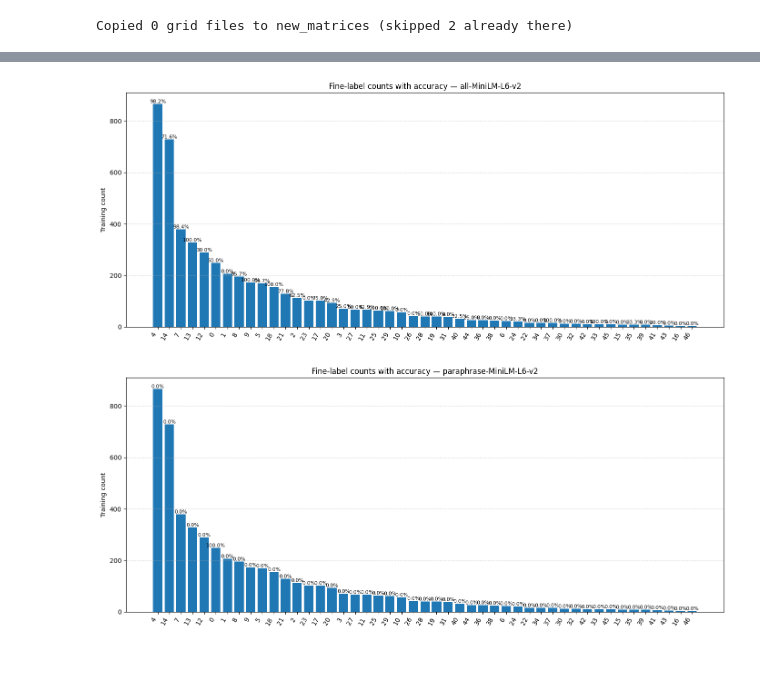
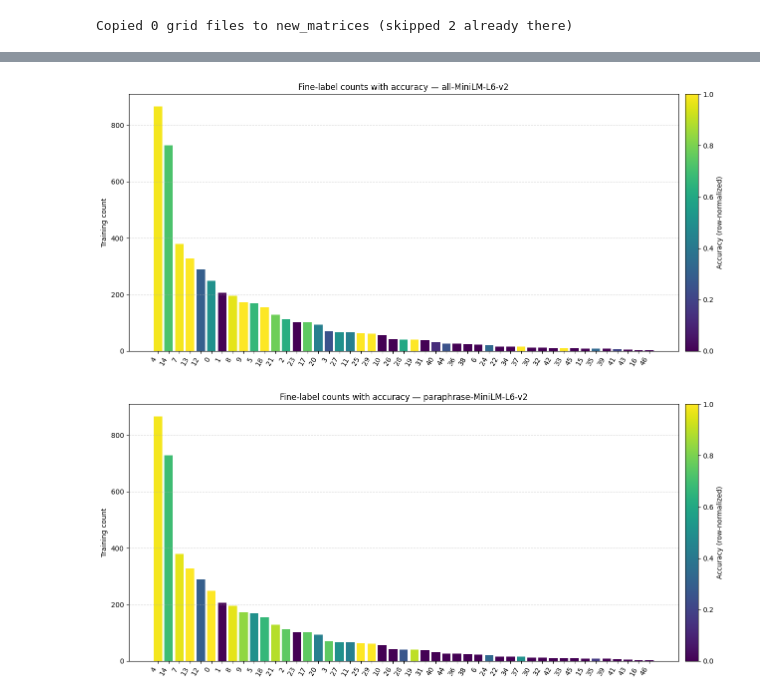
Before and after one commit to Sail-Nautica/ENGR-100-M4, a Jupyter notebook: newCodeBase.ipynb, the cells around one changed output, grey strips where cells are left out. Saved outputs shown, nothing was run; the diff lists cells and outputs as text; code cells hidden in the pictures; blank space fills up the shorter version.

```diff
--- a/newCodeBase.ipynb
+++ b/newCodeBase.ipynb
@@ -494,7 +497,7 @@ def train_one_embedding_pipeline(model_name, X_train_text, X_test_text, y_train_
 artifacts = {}
 
 for model_name in embedding_models:
-    epochs = 20000 if model_name == "paraphrase-MiniLM-L6-v2" else 80000
+    epochs = 10000 if model_name == "paraphrase-MiniLM-L6-v2" else 80000
     run_artifacts = train_one_embedding_pipeline(
         model_name=model_name,
         X_train_text=X_train_text,
@@ -504,7 +507,7 @@ for model_name in embedding_models:
         class_to_idx=class_to_idx,
         class_names=class_names,
         epochs=epochs,
-        lr=1,
+        lr=7,
     )
     artifacts[model_name] = run_artifacts
 # %% [output]
@@ -712,8 +716,8 @@ from the holdout set into the training set. This keeps the test set unchanged
 and reduces the holdout size accordingly.
 # %%
 # Add 30% more samples (per coarse label) from holdout into training.
-desired_increase_percentage = 0.30
-target_coarse_labels = [1, 2, 5]
+desired_increase_percentage = 0.8
+target_coarse_labels = [2]
 train_coarse_counts = train_split_df["label-coarse"].value_counts()
 
 added_rows = []
@@ -777,7 +777,7 @@ y_train_labels = train_split_df["label-fine"].to_numpy()
 artifacts_augmented = {}
 
 for model_name in embedding_models:
-    epochs = 20000 if model_name == "paraphrase-MiniLM-L6-v2" else 80000
+    epochs = 10000 if model_name == "paraphrase-MiniLM-L6-v2" else 80000
     run_artifacts = train_one_embedding_pipeline(
         model_name=model_name,
         X_train_text=X_train_text,
@@ -787,7 +787,7 @@ for model_name in embedding_models:
         class_to_idx=class_to_idx,
         class_names=class_names,
         epochs=epochs,
-        lr=5,
+        lr=7,
     )
     artifacts_augmented[model_name] = run_artifacts
 # %% [output]
@@ -981,8 +981,8 @@ print(f"Copied {copied} files to {dst_dir}")
 Copied 12 files to new_matrices
 # %%
 # Learning rate vs epoch accuracy grids (per model)
-lr_values = [1, 3, 5, 7, 9]
-epoch_values = [5000, 10000, 20000, 30000, 40000]
+lr_values = [4,5,6,7,8]
+epoch_values = [10000, 20000, 30000]
 
 # Note: this trains len(lr_values) * len(epoch_values) models per embedding model.
 def compute_accuracy_grid_for_model(
@@ -1190,44 +1225,33 @@ for model_name in embedding_models:
         y_true_labels,
         y_pred_labels,
         labels=class_names,
         normalize="true",
     )
 
     acc_values = np.array([cm_full[class_to_idx[label], class_to_idx[label]] for label in labels])
 
     fig, ax = plt.subplots(figsize=(14, 6))
     x = np.arange(len(labels))
 
     cmap = plt.cm.viridis
     norm = plt.Normalize(vmin=0, vmax=1)
     colors = cmap(norm(acc_values))
 
-    bars = ax.bar(x, counts, color=colors)
+    ax.bar(x, counts, color=colors)
 
     ax.set_xticks(x)
     ax.set_xticklabels([str(label) for label in labels], rotation=60, ha="right")
     ax.set_ylabel("Training count")
     ax.set_title(f"Fine-label counts with accuracy — {model_name}")
     ax.grid(axis="y", linestyle="--", alpha=0.5)
-
-    for bar, acc in zip(bars, acc_values):
-        height = bar.get_height()
-        ax.text(
-            bar.get_x() + bar.get_width() / 2,
-            height,
-            f"{acc * 100:.1f}%",
-            ha="center",
-            va="bottom",
-            fontsize=8,
-        )
 
     sm = plt.cm.ScalarMappable(cmap=cmap, norm=norm)
     sm.set_array([])
     cbar = fig.colorbar(sm, ax=ax, pad=0.01)
     cbar.set_label("Accuracy (row-normalized)")
 
     fig.tight_layout()
     plt.show()
 # %% [output]
-[figure, old version]
+[figure, new version]
-[figure, old version]
+[figure, new version]
```
Also changed, not shown: parts of 18 cells of this notebook, 24 other files.
